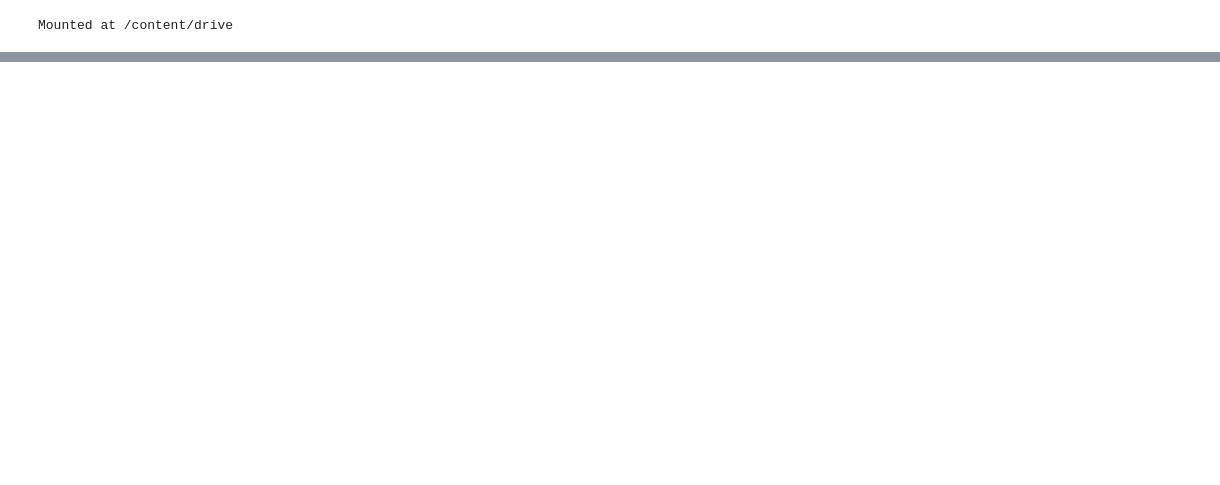
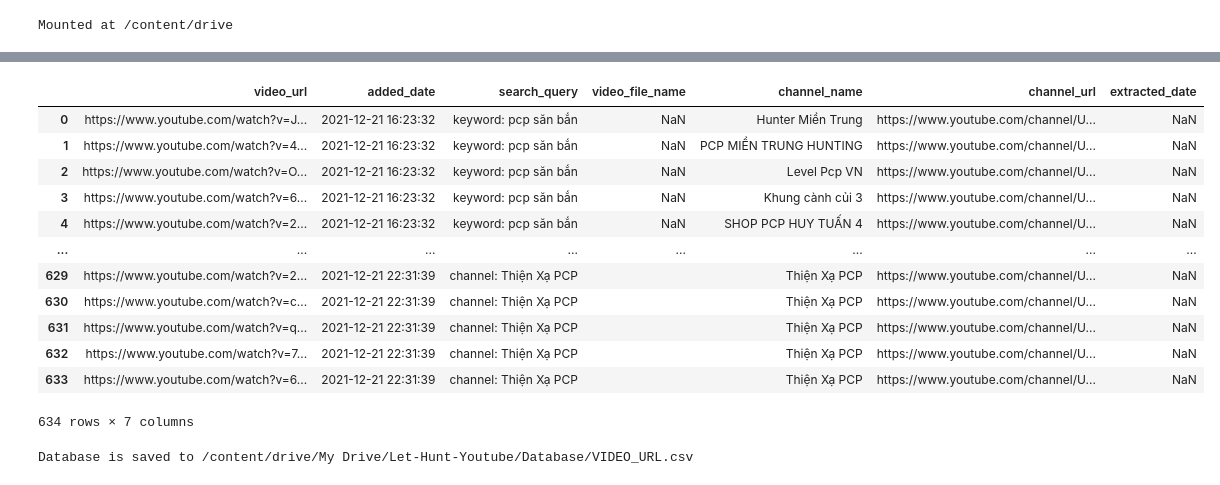
Before and after one commit to hoangantk6/Youtube_Hunting, a Jupyter notebook: 01-Data-Collection/01_video-searcher.ipynb, the cells around one changed output, grey strips where cells are left out. Saved outputs shown, nothing was run; the diff lists cells and outputs as text; code cells hidden in the pictures; blank space fills up the shorter version.

```diff
--- a/01-Data-Collection/01_video-searcher.ipynb
+++ b/01-Data-Collection/01_video-searcher.ipynb
@@ -189,0 +146,24 @@ display_table(temp_df)
+# %%
+#@title Update VIDEO url database
+video_url_df = utils.update_database(video_url_df, new_df)
+utils.display_table(video_url_df, data_table)
+# %% [output]
+|  | video_url | added_date | search_query | video_file_name | channel_name | channel_url | extracted_date |
+| 0 | https://www.youtube.com/watch?v=J... | 2021-12-21 16:23:32 | keyword: pcp săn bắn | NaN | Hunter Miền Trung | https://www.youtube.com/channel/U... | NaN |
+| 1 | https://www.youtube.com/watch?v=4... | 2021-12-21 16:23:32 | keyword: pcp săn bắn | NaN | PCP MIỀN TRUNG HUNTING | https://www.youtube.com/channel/U... | NaN |
+| 2 | https://www.youtube.com/watch?v=O... | 2021-12-21 16:23:32 | keyword: pcp săn bắn | NaN | Level Pcp VN | https://www.youtube.com/channel/U... | NaN |
+| 3 | https://www.youtube.com/watch?v=6... | 2021-12-21 16:23:32 | keyword: pcp săn bắn | NaN | Khung cành củi 3 | https://www.youtube.com/channel/U... | NaN |
+| 4 | https://www.youtube.com/watch?v=2... | 2021-12-21 16:23:32 | keyword: pcp săn bắn | NaN | SHOP PCP HUY TUẤN 4 | https://www.youtube.com/channel/U... | NaN |
+| ... | ... | ... | ... | ... | ... | ... | ... |
+| 629 | https://www.youtube.com/watch?v=2... | 2021-12-21 22:31:39 | channel: Thiện Xạ PCP |  | Thiện Xạ PCP | https://www.youtube.com/channel/U... | NaN |
+| 630 | https://www.youtube.com/watch?v=c... | 2021-12-21 22:31:39 | channel: Thiện Xạ PCP |  | Thiện Xạ PCP | https://www.youtube.com/channel/U... | NaN |
+| 631 | https://www.youtube.com/watch?v=q... | 2021-12-21 22:31:39 | channel: Thiện Xạ PCP |  | Thiện Xạ PCP | https://www.youtube.com/channel/U... | NaN |
+| 632 | https://www.youtube.com/watch?v=7... | 2021-12-21 22:31:39 | channel: Thiện Xạ PCP |  | Thiện Xạ PCP | https://www.youtube.com/channel/U... | NaN |
+| 633 | https://www.youtube.com/watch?v=6... | 2021-12-21 22:31:39 | channel: Thiện Xạ PCP |  | Thiện Xạ PCP | https://www.youtube.com/channel/U... | NaN |
+634 rows × 7 columns
+# %%
+#@title Save VIDEO url database
+assert video_url_df.video_url.nunique() == len(video_url_df), print("duplicated data")
+utils.save_database(video_url_df, video_url_file_path)
+# %% [output]
+Database is saved to /content/drive/My Drive/Let-Hunt-Youtube/Database/VIDEO_URL.csv
```
Also changed, not shown: parts of 43 cells of this notebook.
